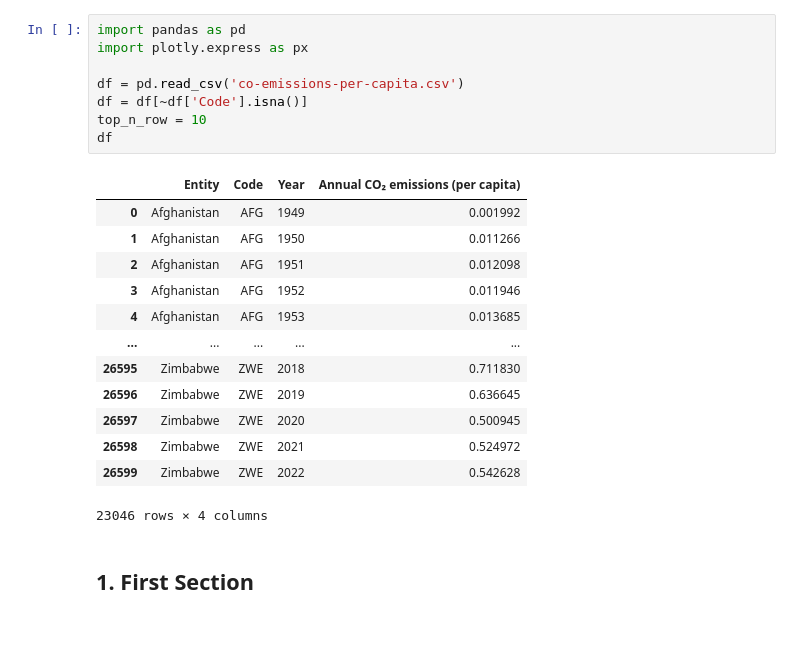
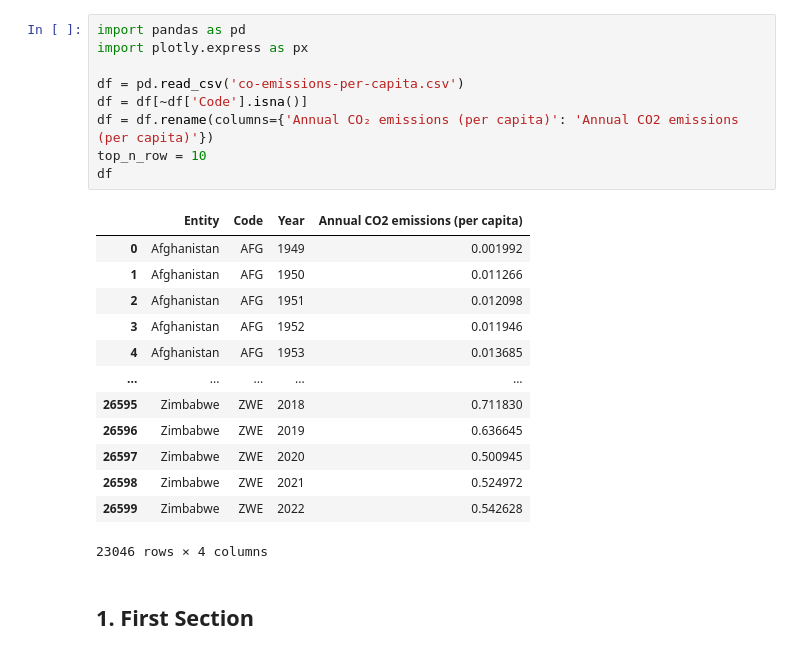
Before and after one commit to AndreStc21/Data_Visualization_Chart_Troopers, a Jupyter notebook: assignment_1/data_preparation.ipynb, the cells around one changed output. Saved outputs shown, nothing was run; the diff lists cells and outputs as text.

```diff
--- a/assignment_1/data_preparation.ipynb
+++ b/assignment_1/data_preparation.ipynb
@@ -1,13 +1,14 @@
 # %%
 import pandas as pd
 import plotly.express as px
 
 df = pd.read_csv('co-emissions-per-capita.csv')
 df = df[~df['Code'].isna()]
+df = df.rename(columns={'Annual CO₂ emissions (per capita)': 'Annual CO2 emissions (per capita)'})
 top_n_row = 10
 df
 # %% [output]
-|  | Entity | Code | Year | Annual CO₂ emissions (per capita) |
+|  | Entity | Code | Year | Annual CO2 emissions (per capita) |
 | 0 | Afghanistan | AFG | 1949 | 0.001992 |
 | 1 | Afghanistan | AFG | 1950 | 0.011266 |
 | 2 | Afghanistan | AFG | 1951 | 0.012098 |
```
Also changed, not shown: parts of 7 cells of this notebook, 8 other files.
